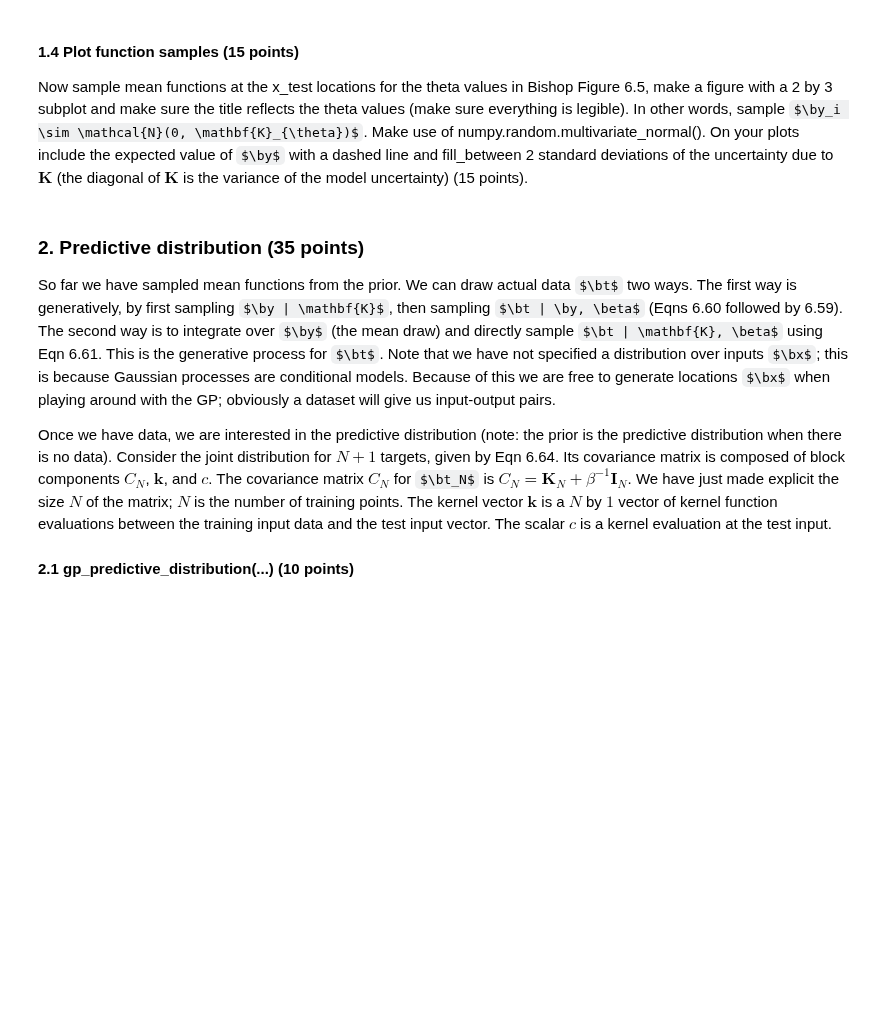
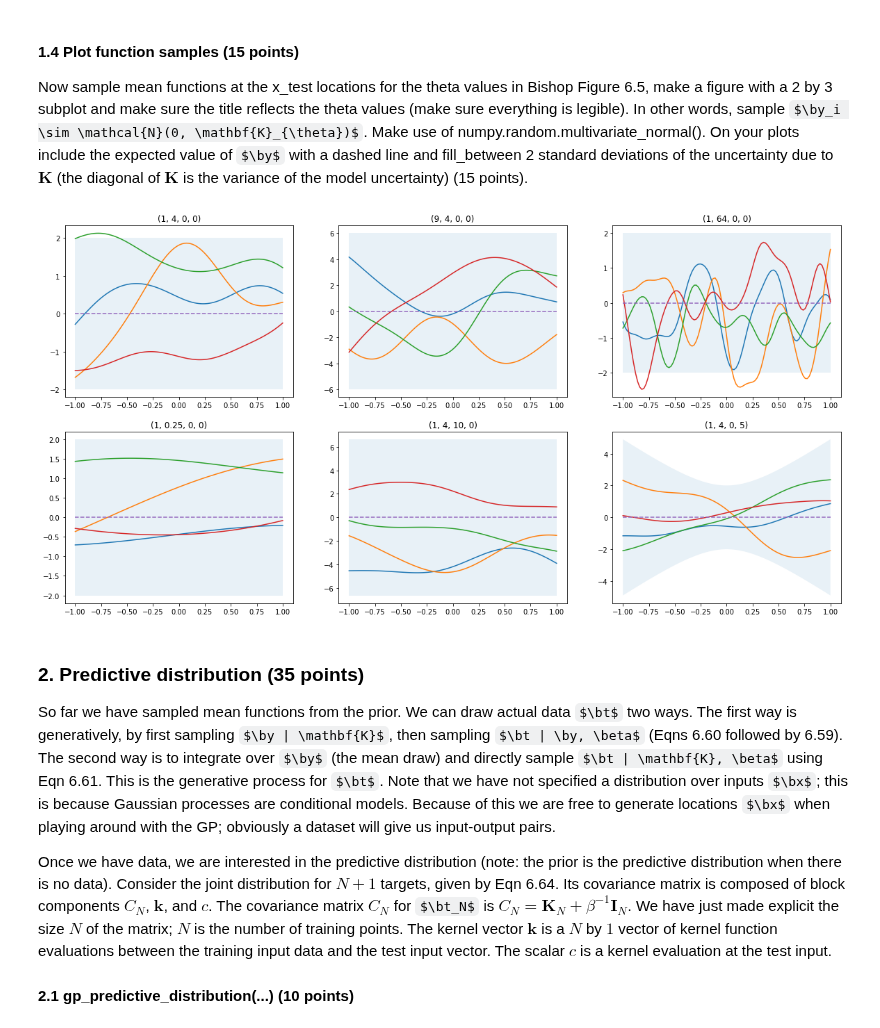
Before and after one commit to ML77777/ML1-18, a Jupyter notebook: Bobbie/lab3.ipynb, the cells around one changed output. Saved outputs shown, nothing was run; the diff lists cells and outputs as text; code cells hidden in the pictures; some formulas as TeX source; blank space fills up the shorter version.

```diff
--- a/Bobbie/lab3.ipynb
+++ b/Bobbie/lab3.ipynb
@@ -194,17 +190,31 @@ assert K.shape == (len(x1), len(x2)), "the shape of K is incorrect"
 #### 1.4 Plot function samples (15 points)
 Now sample mean functions at the x_test locations for the theta values in Bishop Figure 6.5, make a figure with a 2 by 3 subplot and make sure the title reflects the theta values (make sure everything is legible).  In other words, sample $\by_i \sim \mathcal{N}(0, \mathbf{K}_{\theta})$.  Make use of numpy.random.multivariate_normal().  On your plots include the expected value of $\by$ with a dashed line and fill_between 2 standard deviations of the uncertainty due to $\mathbf{K}$ (the diagonal of $\mathbf{K}$ is the variance of the model uncertainty) (15 points).
 # %%
-theta_values = [[1,4,0,0], [9,4,0,0], [1,64,0,0], [1,0.25,0,0], [1,4,10,0], [1,4,0,5]]
+theta_values = [(1,4,0,0), (9,4,0,0), (1,64,0,0), (1,0.25,0,0), (1,4,10,0), (1,4,0,5)]
 
 for i in range(6):
     K = computeK(x_test, x_test, theta_values[i])
-    numpy.random.multivariate_normal(0, K)
+
+    #print(K.diagonal())
 
     plt.subplot(2, 3, i+1)
-    plt.plot()
-    plt.title("")
+    mean = np.zeros((x_test.shape[0],))
+    std = 2 * np.sqrt(K.diagonal())
+
+    for j in range(4):
+        y = numpy.random.multivariate_normal(mean, K)
+        plt.plot(x_test, y)
+
+
+    plt.plot(x_test, mean,'--')
+    plt.fill_between(x_test, mean-std, mean+std, alpha=0.1)
+    plt.title(theta_values[i])
     plt.xlabel("")
     plt.ylabel("").set_rotation(0)
+
+plt.show()
+# %% [output]
+[figure, added]
 # %% [markdown]
 ### 2. Predictive distribution (35 points)
 So far we have sampled mean functions from the prior.  We can draw actual data $\bt$ two ways.  The first way is generatively, by first sampling $\by | \mathbf{K}$, then sampling $\bt | \by, \beta$ (Eqns 6.60 followed by 6.59).  The second way is to integrate over $\by$ (the mean draw) and directly sample $\bt | \mathbf{K}, \beta$ using Eqn 6.61.    This is the generative process for $\bt$.  Note that we have not specified a distribution over inputs $\bx$;  this is because Gaussian processes are conditional models.  Because of this we are free to generate locations $\bx$ when playing around with the GP; obviously a dataset will give us input-output pairs.
```
Also changed, not shown: parts of 3 cells of this notebook.
